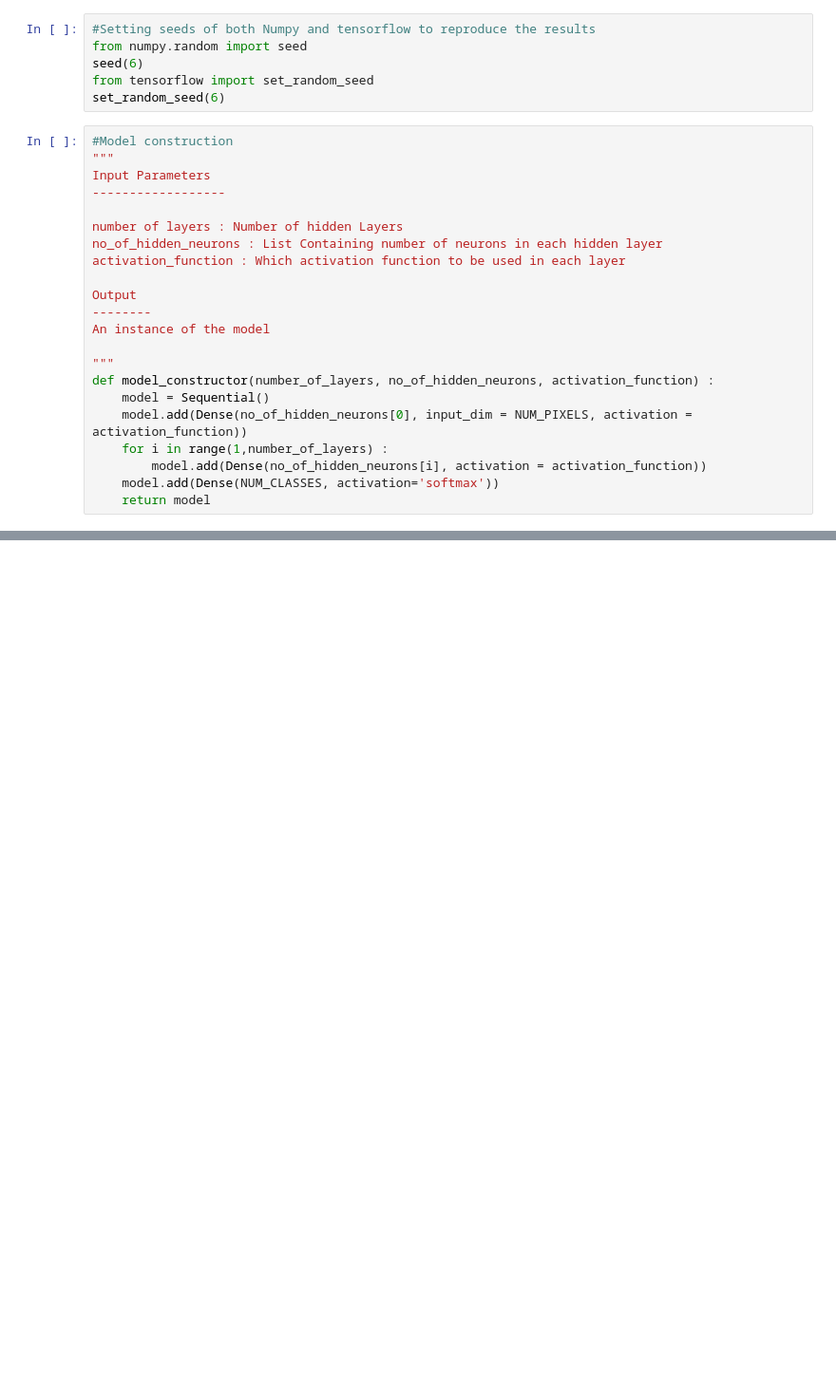
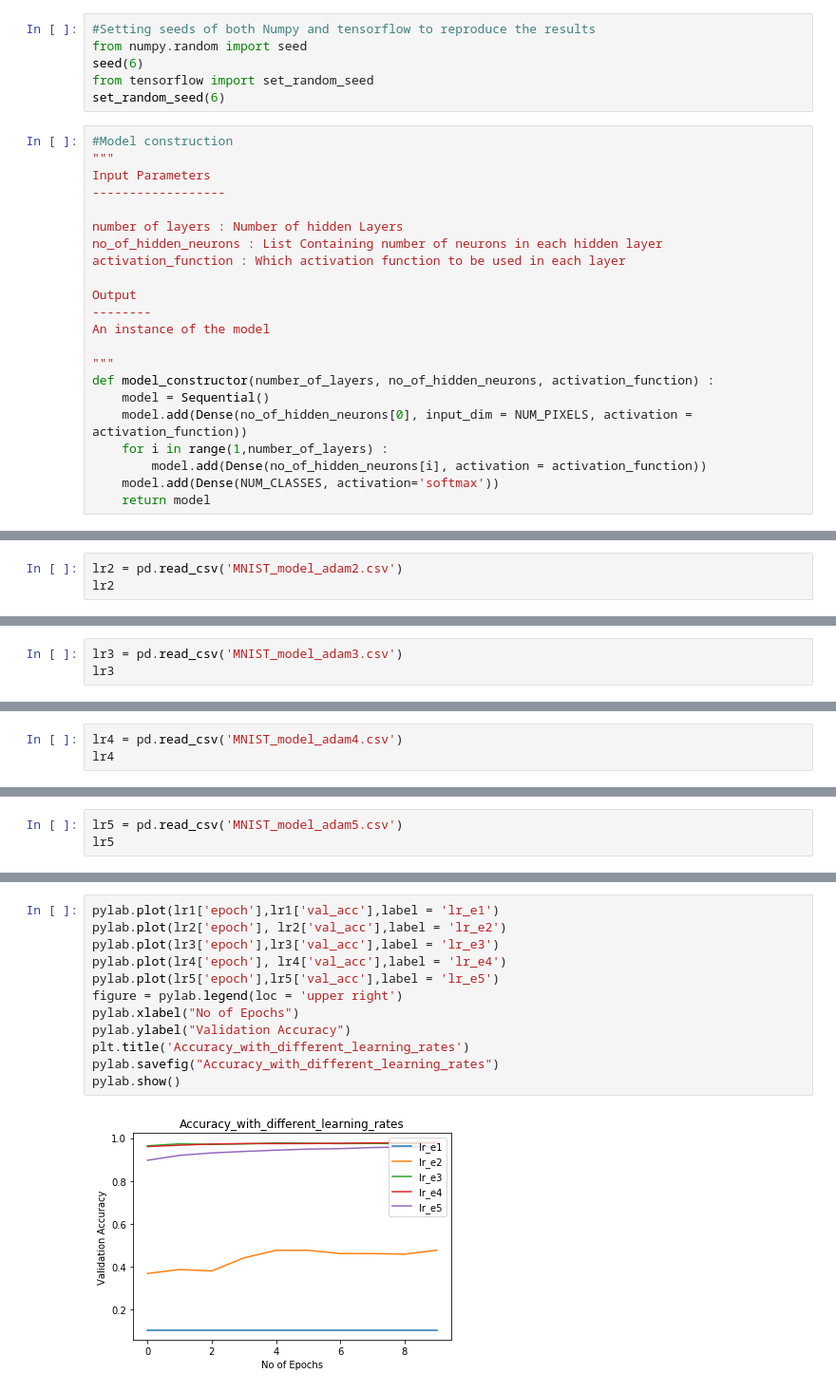
Before and after one commit to Gurupradeep/Artificial-Intelligence, a Jupyter notebook: Assignment1/Notebooks/Simple Neural Network for MNIST.ipynb, the cells around one changed output, grey strips where cells are left out. Shown at 95% size. Drawn from its saved outputs; the diff is of its cells as text; blank space fills up the shorter version.

Commit message:
Adding Comparisons with different learning rates and activations

```diff
--- a/Assignment1/Notebooks/Simple Neural Network for MNIST.ipynb
+++ b/Assignment1/Notebooks/Simple Neural Network for MNIST.ipynb
@@ -157,0 +408,3 @@ Epoch 2/2
+# %%
+lr2 = pd.read_csv('MNIST_model_adam2.csv')
+lr2
@@ -157,0 +423,3 @@ Epoch 2/2
+# %%
+lr3 = pd.read_csv('MNIST_model_adam3.csv')
+lr3
@@ -157,0 +438,3 @@ Epoch 2/2
+# %%
+lr4 = pd.read_csv('MNIST_model_adam4.csv')
+lr4
@@ -157,0 +453,3 @@ Epoch 2/2
+# %%
+lr5 = pd.read_csv('MNIST_model_adam5.csv')
+lr5
@@ -157,0 +468,14 @@ Epoch 2/2
+# %%
+pylab.plot(lr1['epoch'],lr1['val_acc'],label = 'lr_e1')
+pylab.plot(lr2['epoch'], lr2['val_acc'],label = 'lr_e2')
+pylab.plot(lr3['epoch'],lr3['val_acc'],label = 'lr_e3')
+pylab.plot(lr4['epoch'], lr4['val_acc'],label = 'lr_e4')
+pylab.plot(lr5['epoch'],lr5['val_acc'],label = 'lr_e5')
+figure = pylab.legend(loc = 'upper right')
+pylab.xlabel("No of Epochs")
+pylab.ylabel("Validation Accuracy")
+plt.title('Accuracy_with_different_learning_rates')
+pylab.savefig("Accuracy_with_different_learning_rates")
+pylab.show()
+# %% [output]
+[figure, added]
```
Also changed, not shown: parts of 40 cells of this notebook.
